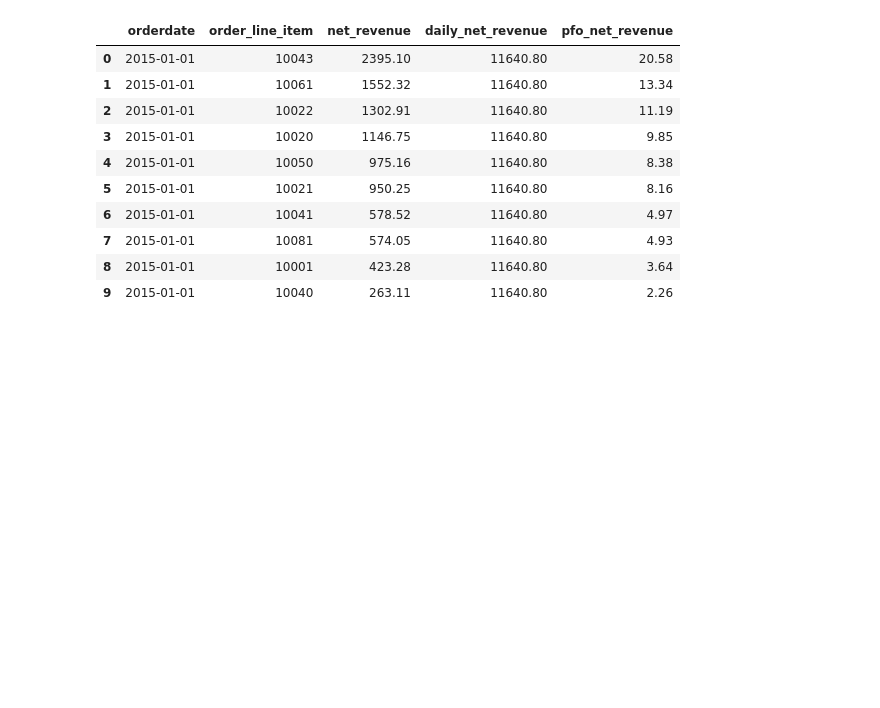
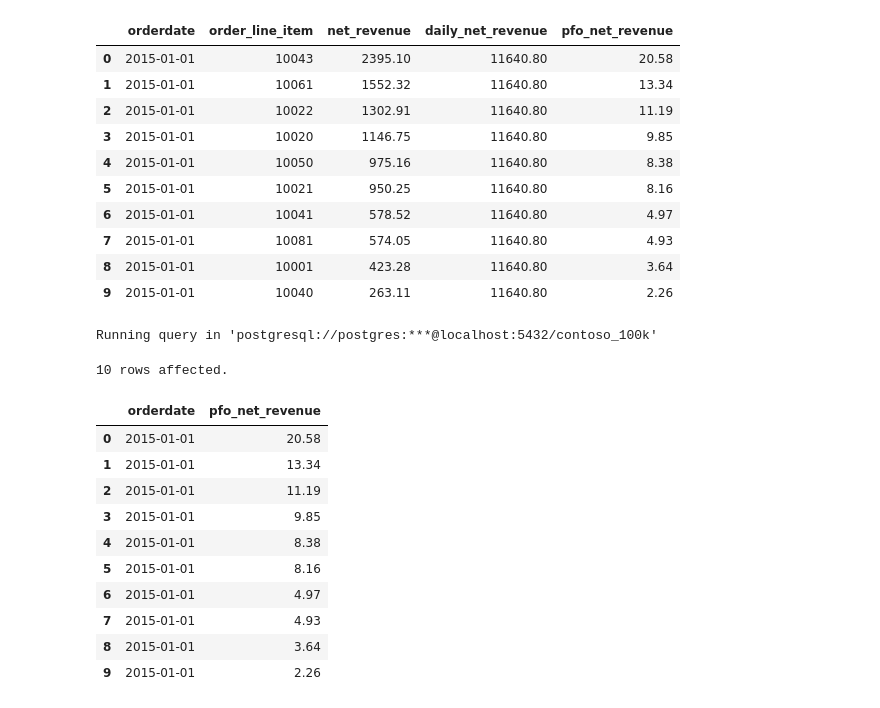
Before and after one commit to BoumrarMohamedAmine52/DASQL, a Jupyter notebook: Resources/Blank_SQL_Notebook.ipynb, the cells around one changed output. Cells and saved outputs as stored; diff of their text form; code cells hidden in the pictures; blank space fills up the shorter version.

```diff
--- a/Resources/Blank_SQL_Notebook.ipynb
+++ b/Resources/Blank_SQL_Notebook.ipynb
@@ -757,3 +757,35 @@ Running query in 'postgresql://postgres:***@localhost:5432/contoso_100k'
 | 7 | 2015-01-01 | 10081 | 574.05 | 11640.80 | 4.93 |
 | 8 | 2015-01-01 | 10001 | 423.28 | 11640.80 | 3.64 |
 | 9 | 2015-01-01 | 10040 | 263.11 | 11640.80 | 2.26 |
+# %%
+%%sql
+select
+  orderdate,
+  (net_revenue * 100) / daily_net_revenue as pfo_net_revenue
+from (
+    select
+        orderdate,
+        (orderkey * 10) + linenumber as order_line_item,
+        (netprice * quantity * exchangerate) as net_revenue,
+        sum(netprice * quantity * exchangerate) over(
+          partition by orderdate
+        ) as daily_net_revenue
+    from
+        sales) as order_revenue_by_day
+order by
+  orderdate, net_revenue desc
+limit 10;
+# %% [output]
+Running query in 'postgresql://postgres:***@localhost:5432/contoso_100k'
+10 rows affected.
+|  | orderdate | pfo_net_revenue |
+| 0 | 2015-01-01 | 20.58 |
+| 1 | 2015-01-01 | 13.34 |
+| 2 | 2015-01-01 | 11.19 |
+| 3 | 2015-01-01 | 9.85 |
+| 4 | 2015-01-01 | 8.38 |
+| 5 | 2015-01-01 | 8.16 |
+| 6 | 2015-01-01 | 4.97 |
+| 7 | 2015-01-01 | 4.93 |
+| 8 | 2015-01-01 | 3.64 |
+| 9 | 2015-01-01 | 2.26 |
```
Also changed, not shown: parts of 1 cell of this notebook.
